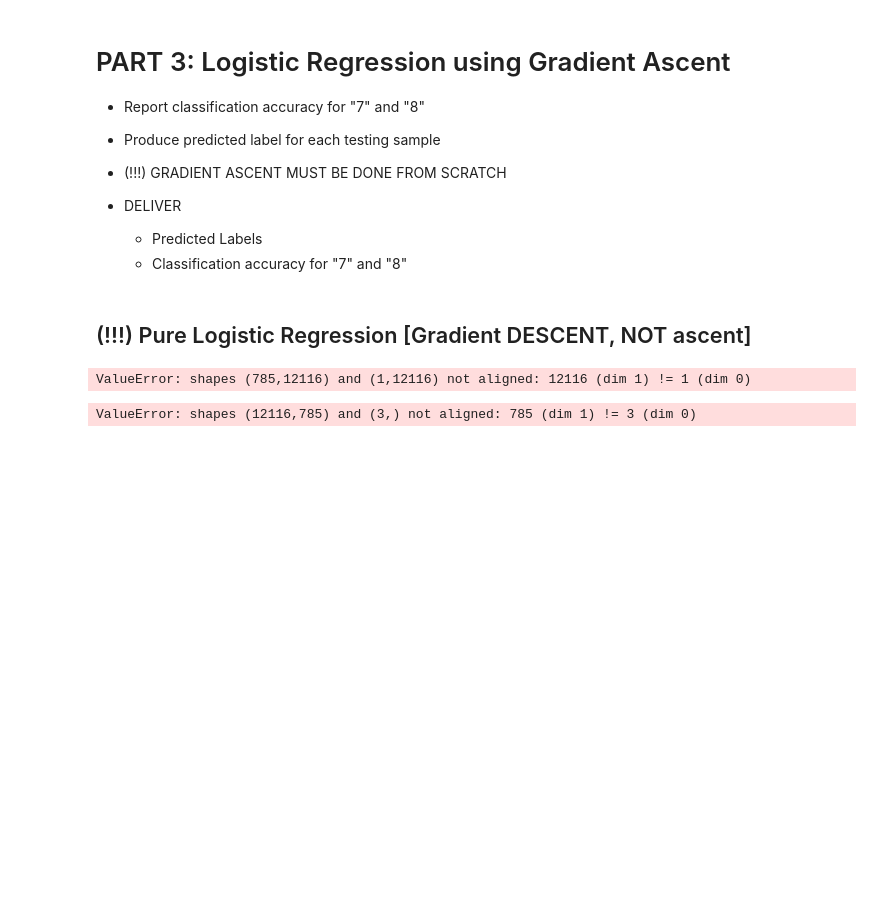
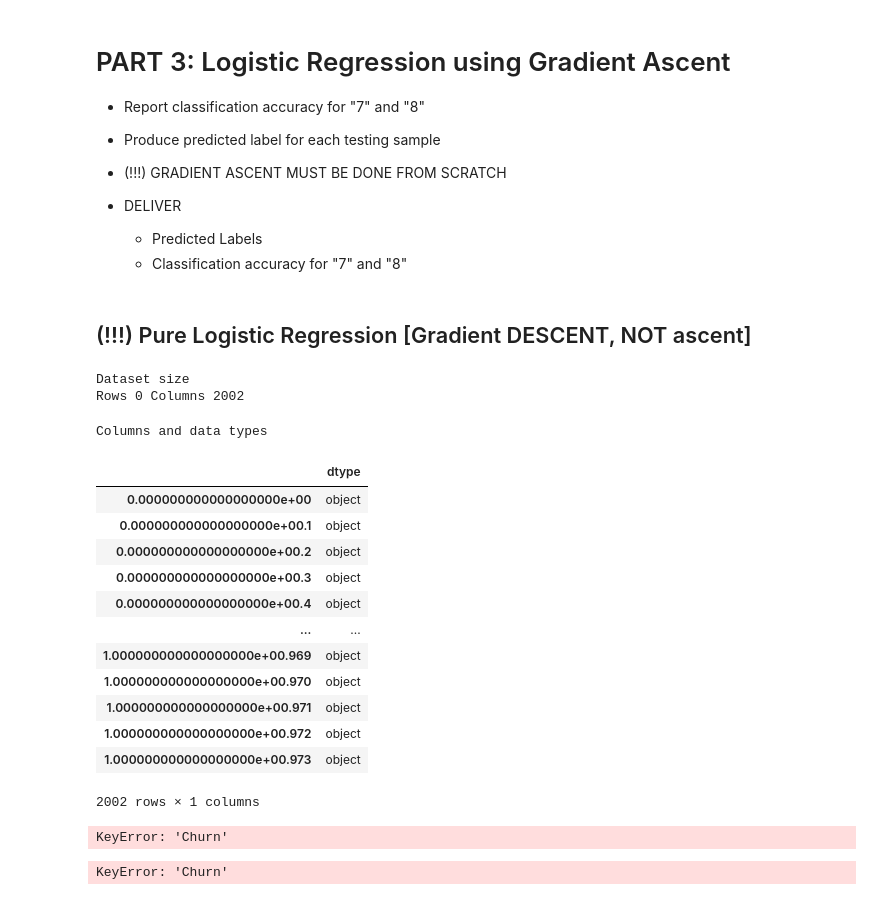
Before and after one commit to officialfrancismendoza/CSE575_Statistical-Machine-Learning, a Jupyter notebook: Project 1/Mendoza-FIXEDFINAL_Project1-Copy1.ipynb, the cells around one changed output. Drawn from its saved outputs; the diff is of its cells as text; code cells hidden in the pictures; blank space fills up the shorter version.

```diff
--- a/Project 1/Mendoza-FIXEDFINAL_Project1-Copy1.ipynb
+++ b/Project 1/Mendoza-FIXEDFINAL_Project1-Copy1.ipynb
@@ -791,15 +738,0 @@ def logistic_regression(features, target, num_steps, learning_rate, add_intercep
-# %%
-weights = logistic_regression(simulated_separableish_features, simulated_labels,
-                     num_steps = 30, learning_rate = 5e-5, add_intercept=True)
-# %% [output]
-ValueError: shapes (785,12116) and (1,12116) not aligned: 12116 (dim 1) != 1 (dim 0)
-# %%
-data_with_intercept = np.hstack((np.ones((simulated_separableish_features.shape[0], 1)),
-                                 simulated_separableish_features))
-final_scores = np.dot(data_with_intercept, weights)
-preds = np.round(sigmoid(final_scores))
-
-print('Accuracy from scratch: {0}'.format((preds == simulated_labels).sum().astype(float) / len(preds)))
-print('Accuracy from sk-learn: {0}'.format(clf.score(simulated_separableish_features, simulated_labels)))
-# %% [output]
-ValueError: shapes (12116,785) and (3,) not aligned: 785 (dim 1) != 3 (dim 0)
@@ -805,0 +763,25 @@ ValueError: shapes (12116,785) and (3,) not aligned: 785 (dim 1) != 3 (dim 0)
+# %%
+data = pd.read_csv("mnist_data.csv")
+print("Dataset size")
+print("Rows {} Columns {}".format(data.shape[0], data.shape[1]))
+# %% [output]
+Dataset size
+Rows 0 Columns 2002
+# %%
+print("Columns and data types")
+pd.DataFrame(data.dtypes).rename(columns = {0:'dtype'})
+# %% [output]
+Columns and data types
+|  | dtype |
+| 0.000000000000000000e+00 | object |
+| 0.000000000000000000e+00.1 | object |
+| 0.000000000000000000e+00.2 | object |
+| 0.000000000000000000e+00.3 | object |
+| 0.000000000000000000e+00.4 | object |
+| ... | ... |
+| 1.000000000000000000e+00.969 | object |
+| 1.000000000000000000e+00.970 | object |
+| 1.000000000000000000e+00.971 | object |
+| 1.000000000000000000e+00.972 | object |
+| 1.000000000000000000e+00.973 | object |
+2002 rows × 1 columns
@@ -805,0 +790,29 @@ ValueError: shapes (12116,785) and (3,) not aligned: 785 (dim 1) != 3 (dim 0)
+# %%
+#(!!!) Plot stuff
+churns = ["Yes", "No"]
+fig = {
+    'data': [
+        {
+            'x': df.loc[(df['Churn']==churn), 'MonthlyCharges'] ,
+            'y': df.loc[(df['Churn']==churn),'tenure'],
+            'name': churn, 'mode': 'markers',
+        } for churn in churns
+    ],
+    'layout': {
+        'title': 'Tenure vs Monthly Charges',
+        'xaxis': {'title': 'Monthly Charges'},
+        'yaxis': {'title': "Tenure"}
+    }
+}
+
+py.offline.iplot(fig)
+# %% [output]
+KeyError: 'Churn'
+# %%
+df['class'] = df['Churn'].apply(lambda x : 1 if x == "Yes" else 0)
+# features will be saved as X and our target will be saved as y
+X = df[['tenure','MonthlyCharges']].copy()
+X2 = df[['tenure','MonthlyCharges']].copy()
+y = df['class'].copy()
+# %% [output]
+KeyError: 'Churn'
```
Also changed, not shown: parts of 12 cells of this notebook.
